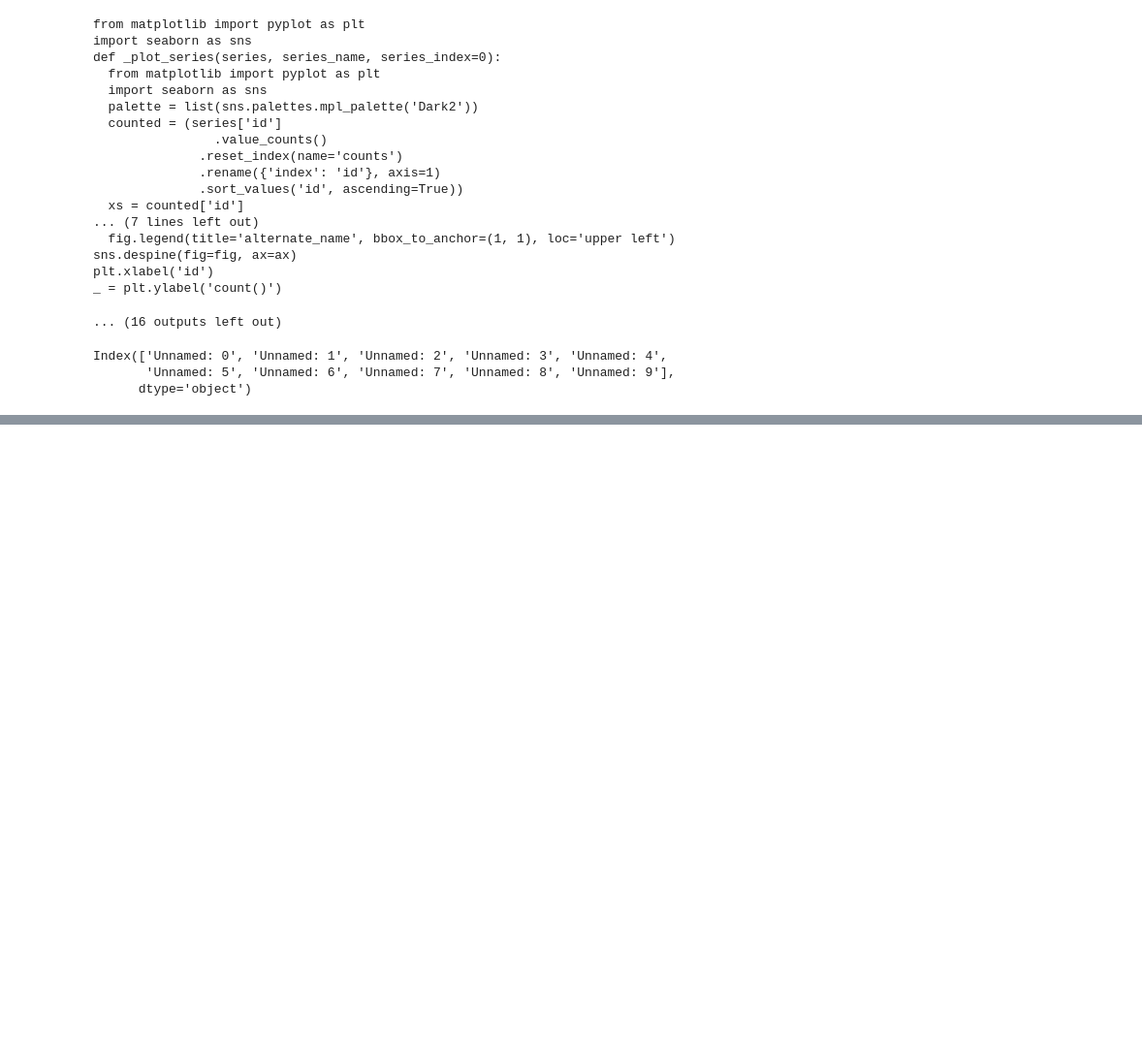
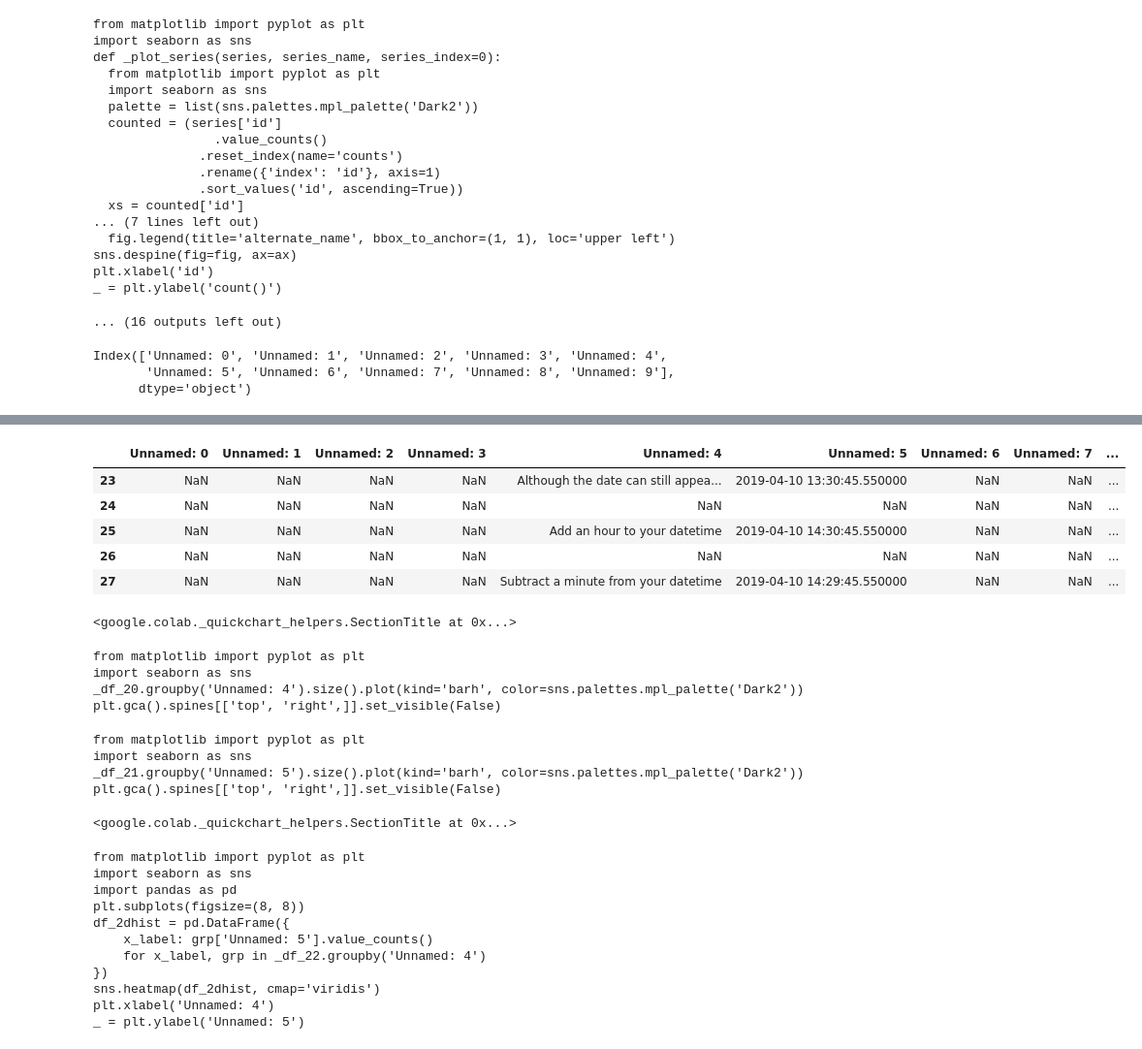
Before and after one commit to omkarpattnaik8080/Pandas, a Jupyter notebook: PandasComplete.ipynb, the cells around one changed output, grey strips where cells are left out. Shown at 97% size. Cells and saved outputs as stored; diff of their text form; code cells hidden in the pictures; blank space fills up the shorter version.

```diff
--- a/PandasComplete.ipynb
+++ b/PandasComplete.ipynb
@@ -638,0 +653,30 @@ Index(['Unnamed: 0', 'Unnamed: 1', 'Unnamed: 2', 'Unnamed: 3', 'Unnamed: 4',
+# %%
+df1.tail()
+# %% [output]
+|  | Unnamed: 0 | Unnamed: 1 | Unnamed: 2 | Unnamed: 3 | Unnamed: 4 | Unnamed: 5 | Unnamed: 6 | Unnamed: 7 | ... |
+| 23 | NaN | NaN | NaN | NaN | Although the date can still appea... | 2019-04-10 13:30:45.550000 | NaN | NaN | ... |
+| 24 | NaN | NaN | NaN | NaN | NaN | NaN | NaN | NaN | ... |
+| 25 | NaN | NaN | NaN | NaN | Add an hour to your datetime | 2019-04-10 14:30:45.550000 | NaN | NaN | ... |
+| 26 | NaN | NaN | NaN | NaN | NaN | NaN | NaN | NaN | ... |
+| 27 | NaN | NaN | NaN | NaN | Subtract a minute from your datetime | 2019-04-10 14:29:45.550000 | NaN | NaN | ... |
+<google.colab._quickchart_helpers.SectionTitle at 0x...>
+from matplotlib import pyplot as plt
+import seaborn as sns
+_df_20.groupby('Unnamed: 4').size().plot(kind='barh', color=sns.palettes.mpl_palette('Dark2'))
+plt.gca().spines[['top', 'right',]].set_visible(False)
+from matplotlib import pyplot as plt
+import seaborn as sns
+_df_21.groupby('Unnamed: 5').size().plot(kind='barh', color=sns.palettes.mpl_palette('Dark2'))
+plt.gca().spines[['top', 'right',]].set_visible(False)
+<google.colab._quickchart_helpers.SectionTitle at 0x...>
+from matplotlib import pyplot as plt
+import seaborn as sns
+import pandas as pd
+plt.subplots(figsize=(8, 8))
+df_2dhist = pd.DataFrame({
+    x_label: grp['Unnamed: 5'].value_counts()
+    for x_label, grp in _df_22.groupby('Unnamed: 4')
+})
+sns.heatmap(df_2dhist, cmap='viridis')
+plt.xlabel('Unnamed: 4')
+_ = plt.ylabel('Unnamed: 5')
```
Also changed, not shown: parts of 2 cells of this notebook.
